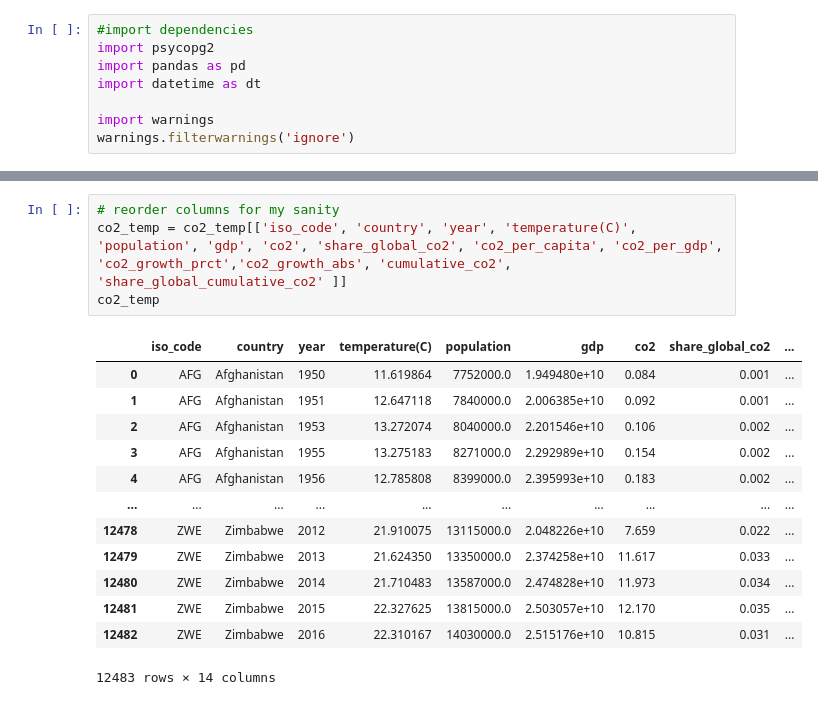
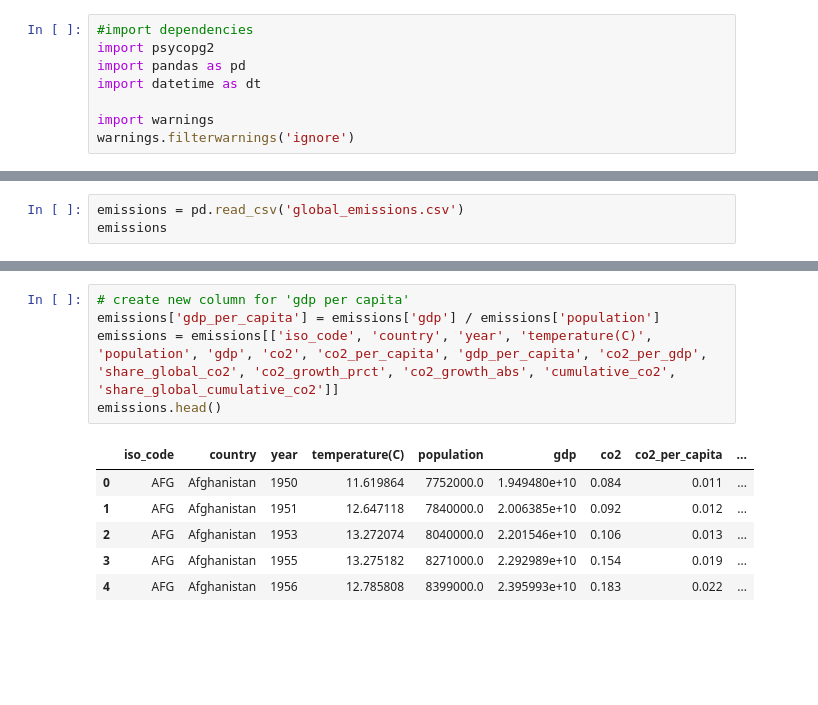
Before and after one commit to Alawler12/Environmental_Project, a Jupyter notebook: Exploratory Analysis.ipynb, the cells around one changed output, grey strips where cells are left out. Saved outputs shown, nothing was run; the diff lists cells and outputs as text; blank space fills up the shorter version.

Commit message:
continue analysis of emissions and global impact

```diff
--- a/Exploratory Analysis.ipynb
+++ b/Exploratory Analysis.ipynb
@@ -163,0 +9,3 @@ co2_temp
+# %%
+emissions = pd.read_csv('global_emissions.csv')
+emissions
@@ -164,18 +52,12 @@ co2_temp
 # %%
-# reorder columns for my sanity
-co2_temp = co2_temp[['iso_code', 'country', 'year', 'temperature(C)', 'population', 'gdp', 'co2', 'share_global_co2', 'co2_per_capita', 'co2_per_gdp', 'co2_growth_prct','co2_growth_abs', 'cumulative_co2', 'share_global_cumulative_co2' ]]
-co2_temp
+# create new column for 'gdp per capita'
+emissions['gdp_per_capita'] = emissions['gdp'] / emissions['population']
+emissions = emissions[['iso_code', 'country', 'year', 'temperature(C)', 'population', 'gdp', 'co2', 'co2_per_capita', 'gdp_per_capita', 'co2_per_gdp', 'share_global_co2', 'co2_growth_prct', 'co2_growth_abs', 'cumulative_co2', 'share_global_cumulative_co2']]
+emissions.head()
 # %% [output]
-|  | iso_code | country | year | temperature(C) | population | gdp | co2 | share_global_co2 | ... |
-| 0 | AFG | Afghanistan | 1950 | 11.619864 | 7752000.0 | 1.949480e+10 | 0.084 | 0.001 | ... |
-| 1 | AFG | Afghanistan | 1951 | 12.647118 | 7840000.0 | 2.006385e+10 | 0.092 | 0.001 | ... |
-| 2 | AFG | Afghanistan | 1953 | 13.272074 | 8040000.0 | 2.201546e+10 | 0.106 | 0.002 | ... |
-| 3 | AFG | Afghanistan | 1955 | 13.275183 | 8271000.0 | 2.292989e+10 | 0.154 | 0.002 | ... |
-| 4 | AFG | Afghanistan | 1956 | 12.785808 | 8399000.0 | 2.395993e+10 | 0.183 | 0.002 | ... |
-| ... | ... | ... | ... | ... | ... | ... | ... | ... | ... |
-| 12478 | ZWE | Zimbabwe | 2012 | 21.910075 | 13115000.0 | 2.048226e+10 | 7.659 | 0.022 | ... |
-| 12479 | ZWE | Zimbabwe | 2013 | 21.624350 | 13350000.0 | 2.374258e+10 | 11.617 | 0.033 | ... |
-| 12480 | ZWE | Zimbabwe | 2014 | 21.710483 | 13587000.0 | 2.474828e+10 | 11.973 | 0.034 | ... |
-| 12481 | ZWE | Zimbabwe | 2015 | 22.327625 | 13815000.0 | 2.503057e+10 | 12.170 | 0.035 | ... |
-| 12482 | ZWE | Zimbabwe | 2016 | 22.310167 | 14030000.0 | 2.515176e+10 | 10.815 | 0.031 | ... |
+|  | iso_code | country | year | temperature(C) | population | gdp | co2 | co2_per_capita | ... |
+| 0 | AFG | Afghanistan | 1950 | 11.619864 | 7752000.0 | 1.949480e+10 | 0.084 | 0.011 | ... |
+| 1 | AFG | Afghanistan | 1951 | 12.647118 | 7840000.0 | 2.006385e+10 | 0.092 | 0.012 | ... |
+| 2 | AFG | Afghanistan | 1953 | 13.272074 | 8040000.0 | 2.201546e+10 | 0.106 | 0.013 | ... |
+| 3 | AFG | Afghanistan | 1955 | 13.275182 | 8271000.0 | 2.292989e+10 | 0.154 | 0.019 | ... |
+| 4 | AFG | Afghanistan | 1956 | 12.785808 | 8399000.0 | 2.395993e+10 | 0.183 | 0.022 | ... |
-12483 rows × 14 columns
```
Also changed, not shown: parts of 21 cells of this notebook, 10 other files.
